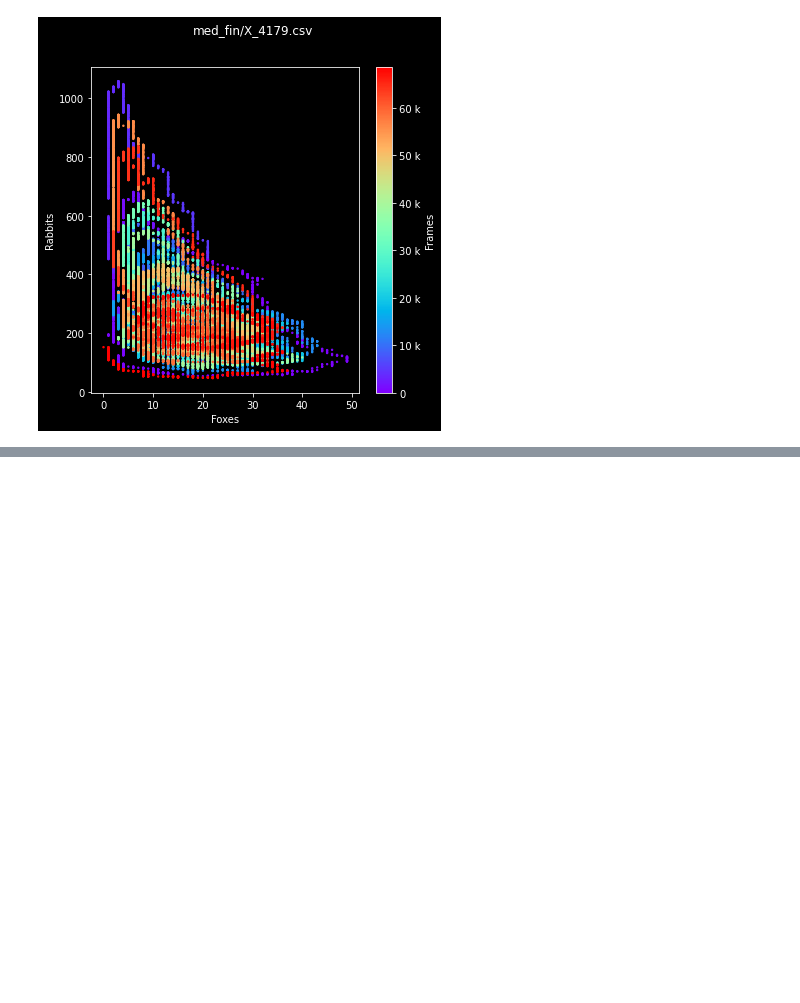
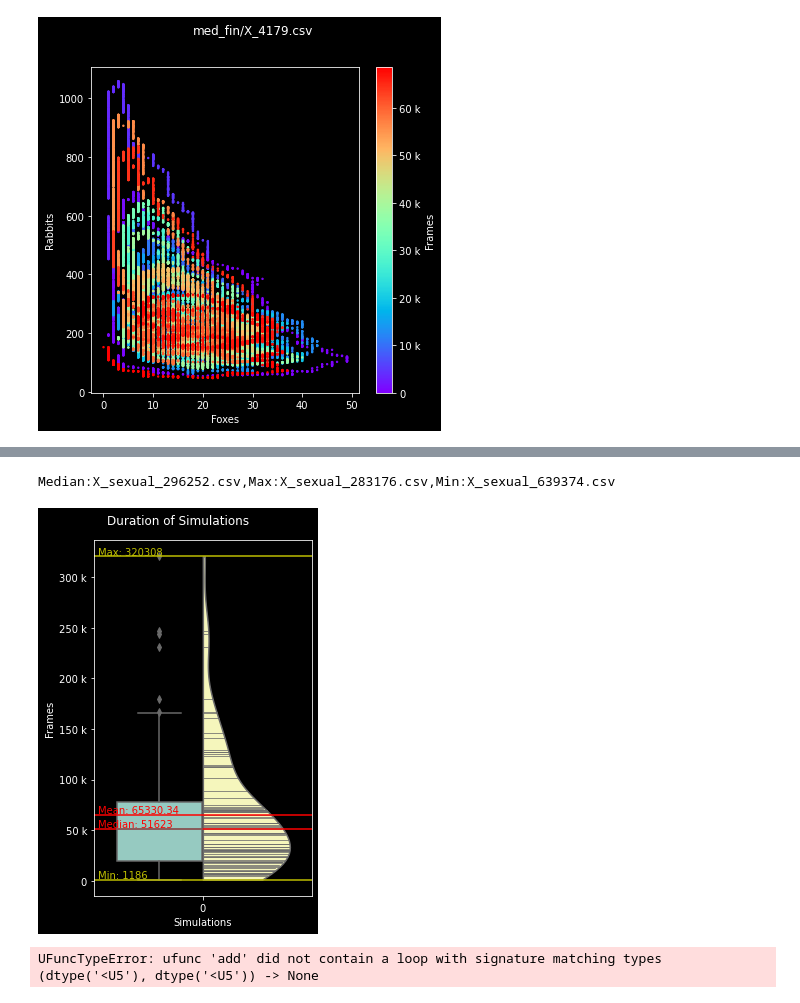
Before and after one commit to oliverweissl/CollectiveIntelligence-Project, a Jupyter notebook: Bonus/analysis.ipynb, the cells around one changed output, grey strips where cells are left out. Drawn from its saved outputs; the diff is of its cells as text; code cells hidden in the pictures; blank space fills up the shorter version.

```diff
--- a/Bonus/analysis.ipynb
+++ b/Bonus/analysis.ipynb
@@ -325,0 +373,10 @@ See the caveats in the documentation: https://pandas.pydata.org/pandas-docs/stab
+# %%
+lens = []
+for df in tqdm(dfs):
+    dat = extract(df)
+    lens.append(dat["frame"][-1])
+# %%
+draw_boxp(lens,dfs,name="sexual")
+# %% [output]
+Median:X_sexual_296252.csv,Max:X_sexual_283176.csv,Min:X_sexual_639374.csv
+[figure, added]
@@ -325,0 +386,4 @@ See the caveats in the documentation: https://pandas.pydata.org/pandas-docs/stab
+# %%
+print(f"average: {np.average(scores)}, max: {np.max(scores)}, min: {np.min(scores)}")
+# %% [output]
+UFuncTypeError: ufunc 'add' did not contain a loop with signature matching types (dtype('<U5'), dtype('<U5')) -> None
```
Also changed, not shown: parts of 11 cells of this notebook, 1 other file.
